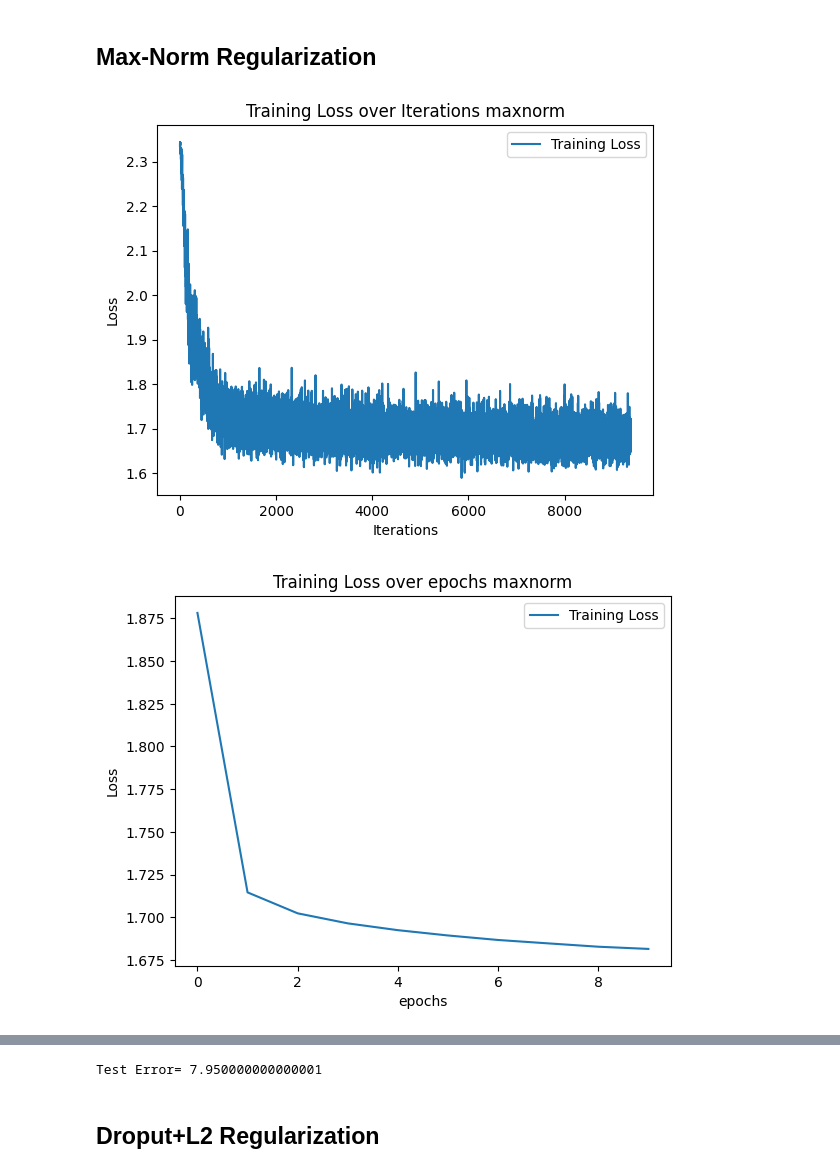
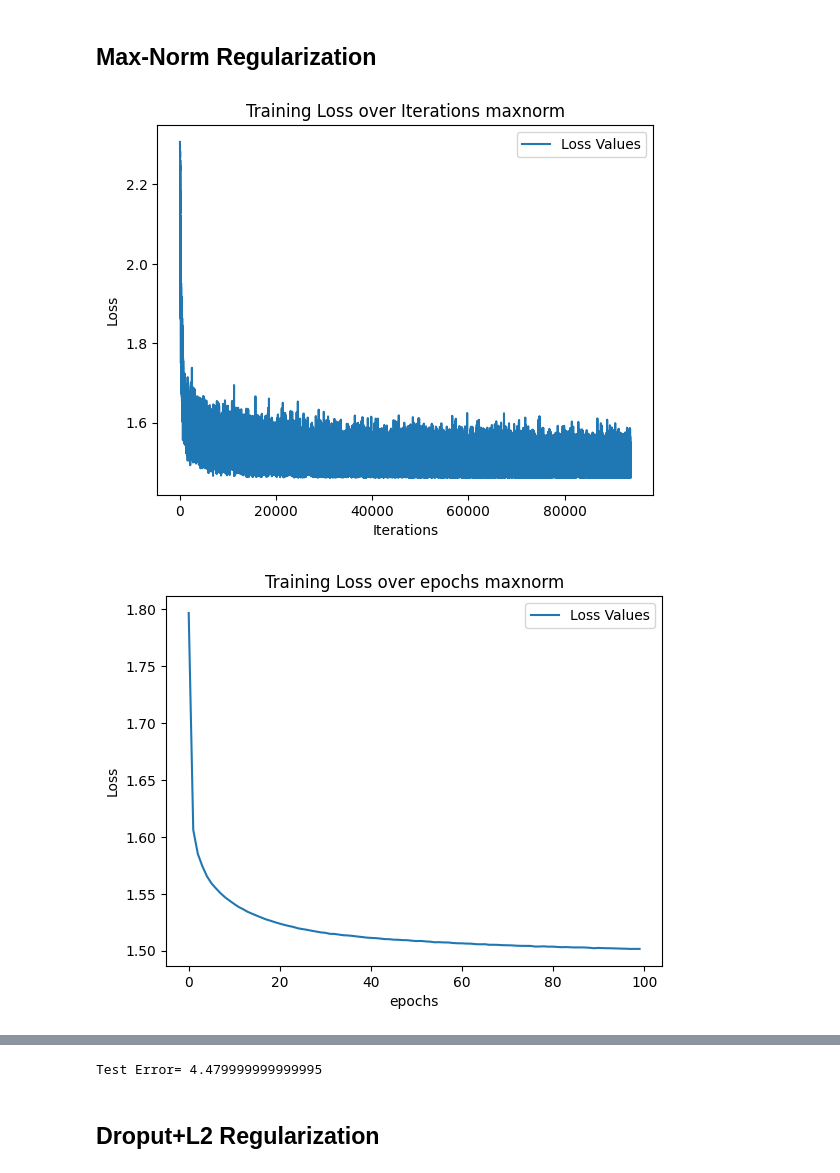
Before and after one commit to Mbigdeli2003/Deep-Learning, a Jupyter notebook: DNN_HW3_Q3_Morteza_Bigdeli.ipynb, the cells around one changed output, grey strips where cells are left out. Saved outputs shown, nothing was run; the diff lists cells and outputs as text; code cells hidden in the pictures.

```diff
--- a/DNN_HW3_Q3_Morteza_Bigdeli.ipynb
+++ b/DNN_HW3_Q3_Morteza_Bigdeli.ipynb
@@ -415,7 +191,7 @@ def train_model(model, train_loader, test_loader, criterion_1, criterion_2, opti
             outputs = model(X_batch)
             if epoch<0.85*epochs:
                loss = criterion_1(outputs, y_batch)
-            if epoch>0.85*epochs:
+            if epoch>=0.85*epochs:
                loss = criterion_2(outputs, y_batch)
             optimizer.zero_grad()
             loss.backward()
@@ -437,12 +213,14 @@ def train_model(model, train_loader, test_loader, criterion_1, criterion_2, opti
 
 # Define different regularization methods
 def l2_regularization(model, lambda_l2=0.01):
+    l2_norm =0
     l2_norm = (sum(p.pow(2.0).sum() for p in model.parameters()))**(0.5)
     return lambda_l2 * l2_norm
 def l1_regularization(model, lambda_l1=0.01):
+    l1_norm=0
     l1_norm = sum(p.abs().sum() for p in model.parameters())
     return lambda_l1 * l1_norm
-epochs = 10
+epochs = 100
 results = {}
 
 # L2+L1 Regularization
@@ -451,21 +229,21 @@ criterion_2 = lambda outputs, targets: nn.CrossEntropyLoss()(outputs, targets) +
 optimizer = optim.Adam(model.parameters(), lr=0.001)
 train_losses_l2_l1, val_losses_l2_l1, train_loss_epochs_l2_l1 = train_model(model, train_loader, test_loader, criterion_1, criterion_2, optimizer, epochs)
 # Plotting results
-plt.plot(train_losses_l2_l1, label='Training Loss')
+plt.plot(train_losses_l2_l1, label='Loss Values')
 plt.xlabel('Iterations')
 plt.ylabel('Loss')
 plt.title('Training Loss over Iterations L2')
 plt.legend()
 plt.show()
 
-plt.plot(train_loss_epochs_l2_l1, label='Training Loss')
+plt.plot(train_loss_epochs_l2_l1, label='Loss Values')
 plt.xlabel('epochs')
 plt.ylabel('Loss')
 plt.title('Training Loss over epochs L2+L1')
 plt.legend()
 plt.show()
 
-plt.plot(val_losses_l2_l1, label='Training Loss')
+plt.plot(val_losses_l2_l1, label='Loss Values')
 plt.xlabel('Epochs')
 plt.ylabel('Loss')
 plt.title('Validation Loss over Epochs L2+L1')
@@ -484,5 +262,5 @@ with torch.no_grad():
            correct += (predicted == y_test).sum().item()
 
 test_accuracy_l2_l1 = (1 - correct / total)*100
-print('Test Error=',test_accuracy_l2)
+print('Test Error=',test_accuracy_l2_l1)
 # %% [output]
@@ -564,6 +342,7 @@ def train_model(model, train_loader, test_loader, criterion, optimizer, epochs):
 
 # Define different regularization methods
 def l2_regularization(model, lambda_l2=0.01):
+    l2_norm =0
     l2_norm = (sum(p.pow(2.0).sum() for p in model.parameters()))**(0.5)
     return lambda_l2 * l2_norm
 
@@ -575,7 +354,7 @@ def kl_sparsity_regularization(model, rho=0.05, beta=0.01):
             kl_div += beta * (rho * torch.log(rho / p) + (1 - rho) * torch.log((1 - rho) / (1 - p)))
     return kl_div
 
-epochs = 10
+epochs = 100
 results = {}
 
 # L2 Regularization
@@ -585,19 +364,19 @@ train_losses_l2_kl, val_losses_l2_kl, train_loss_epochs_l2_kl = train_model(mode
 # Plotting results
 plt.plot(train_losses_l2_kl, label='Training Loss')
 plt.xlabel('Iterations')
-plt.ylabel('Loss')
+plt.ylabel('Loss Values')
 plt.title('Training Loss over Iterations L2+KL')
 plt.legend()
 plt.show()
 
-plt.plot(train_loss_epochs_l2_kl, label='Training Loss')
+plt.plot(train_loss_epochs_l2_kl, label='Loss Values')
 plt.xlabel('epochs')
 plt.ylabel('Loss')
 plt.title('Training Loss over epochs L2+KL')
 plt.legend()
 plt.show()
 
-plt.plot(val_losses_l2_kl, label='Training Loss')
+plt.plot(val_losses_l2_kl, label='Loss Values')
 plt.xlabel('Epochs')
 plt.ylabel('Loss')
 plt.title('Validation Loss over Epochs L2+KL')
@@ -616,5 +395,5 @@ with torch.no_grad():
            correct += (predicted == y_test).sum().item()
 
 test_accuracy_l2_kl = (1 - correct / total)*100
-print('Test Error=',test_accuracy_l2)
+print('Test Error=',test_accuracy_l2_kl)
 # %% [output]
@@ -702,48 +481,48 @@ def max_norm_regularization(model, max_norm=3):
         if isinstance(layer, nn.Linear):
             layer.weight.data = torch.clamp(layer.weight.data, -max_norm, max_norm)
 
-epochs = 10
+epochs = 100
 results = {}
 
 # L2 Regularization
-criterion = lambda outputs, targets: nn.CrossEntropyLoss()(outputs, targets) + l2_regularization(model)+kl_sparsity_regularization(model)
+criterion = lambda outputs, targets: nn.CrossEntropyLoss()(outputs, targets)
 optimizer = optim.Adam(model.parameters(), lr=0.001)
 train_losses_maxnorm, val_losses_maxnorm, train_loss_epochs_maxnorm = train_model(model, train_loader, test_loader, criterion, optimizer, epochs)
 # Plotting results
-plt.plot(train_losses_maxnorm, label='Training Loss')
+plt.plot(train_losses_maxnorm, label='Loss Values')
 plt.xlabel('Iterations')
 plt.ylabel('Loss')
 plt.title('Training Loss over Iterations maxnorm')
 plt.legend()
 plt.show()
 
-plt.plot(train_loss_epochs_maxnorm, label='Training Loss')
+plt.plot(train_loss_epochs_maxnorm, label='Loss Values')
 plt.xlabel('epochs')
 plt.ylabel('Loss')
 plt.title('Training Loss over epochs maxnorm')
 plt.legend()
 plt.show()
 
-plt.plot(val_losses_maxnorm, label='Training Loss')
+plt.plot(val_losses_maxnorm, label='Loss Values')
 plt.xlabel('Epochs')
 plt.ylabel('Loss')
 plt.title('Validation Loss over Epochs maxnorm')
 plt.legend()
 plt.show()
 
 model.eval()
 correct = 0
 total = 0
 
 with torch.no_grad():
     for X_test, y_test in test_loader:
            outputs = model(X_test.view(X_test.size(0), -1))
            _, predicted = torch.max(outputs.data, 1)
            total += y_test.size(0)
            correct += (predicted == y_test).sum().item()
 
-test_accuracy_l2_maxnorm = (1 - correct / total)*100
-print('Test Error=',test_accuracy_l2)
+test_accuracy_maxnorm = (1 - correct / total)*100
+print('Test Error=',test_accuracy_maxnorm)
 # %% [output]
-[figure, old version]
+[figure, new version]
-[figure, old version]
+[figure, new version]
@@ -751,4 +530,4 @@ print('Test Error=',test_accuracy_l2)
-Test Error= 7.950000000000001
+Test Error= 4.479999999999995
 # %% [markdown]
 ## Droput+L2 Regularization
 # %%
```
Also changed, not shown: parts of 9 cells of this notebook.
